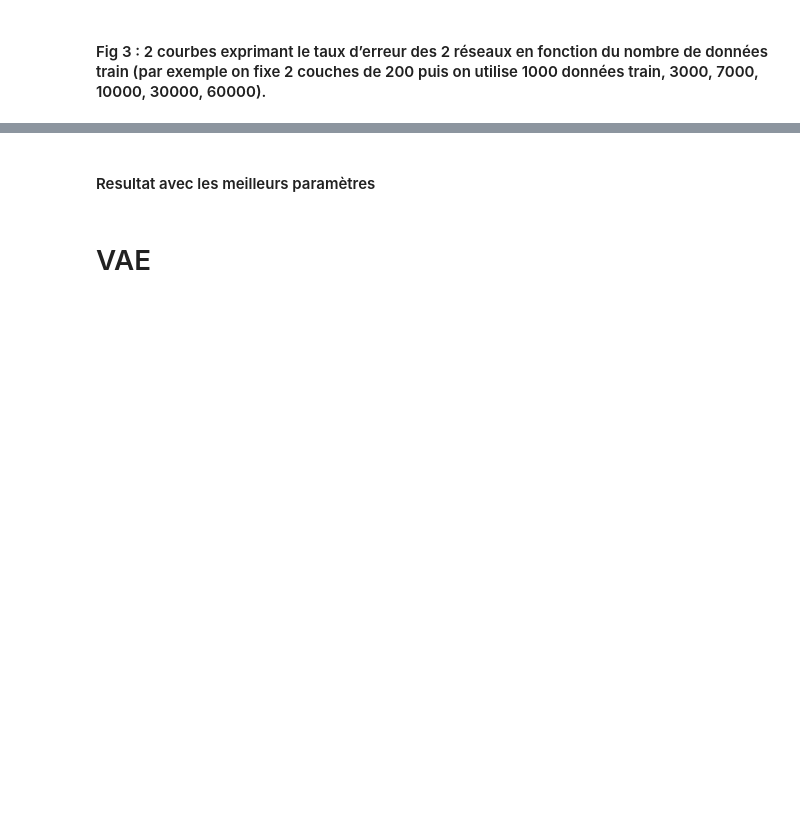
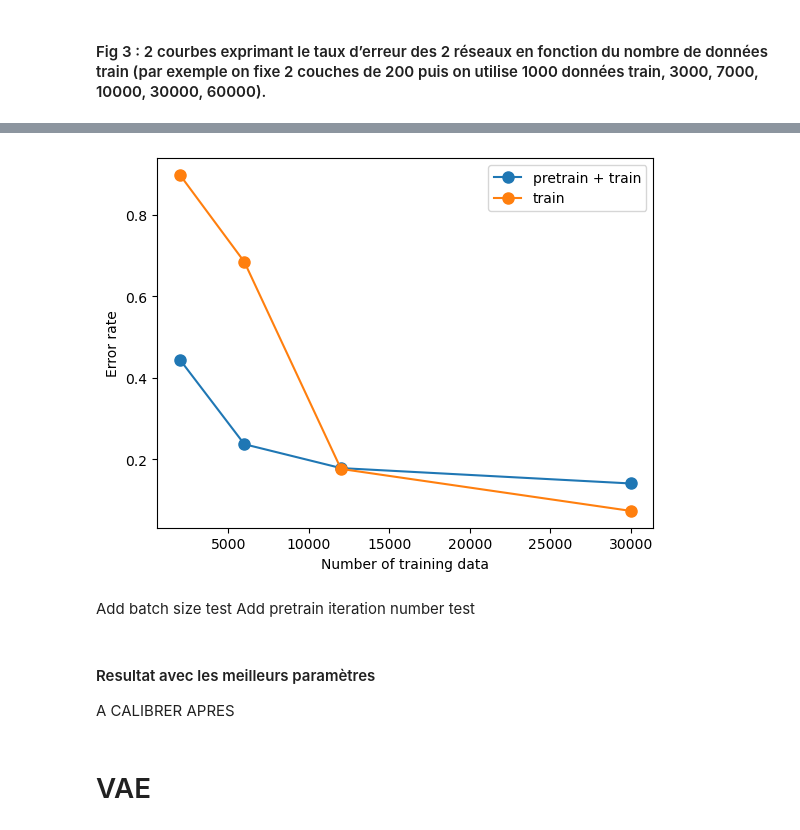
Before and after one commit to AlexiaALLAL/dl2_project, a Jupyter notebook: dl_2_project.ipynb, the cells around one changed output, grey strips where cells are left out. Saved outputs shown, nothing was run; the diff lists cells and outputs as text; code cells hidden in the pictures; blank space fills up the shorter version.

```diff
--- a/dl_2_project.ipynb
+++ b/dl_2_project.ipynb
@@ -936,20 +992,21 @@ plt.savefig("mnist_number_of_neurons.pdf")
 acc_1_ter = []
 acc_2_ter = []
 
-n_layers = [784, 200, 200, 10]
+n_layers = [784] + [2 * n_main] * 2 +  [10]
 
-samples_sizes = [1000, 3000, 7000, 10000, 30000, 60000]
+samples_sizes = [2000, 6000, 12000, 30000]
+# samples_sizes = [1000, 3000, 7000, 10000, 30000, 60000]
 
 for size in samples_sizes:
     print(f"--- {size} samples ---")
-    X_train, X_test, y_train, y_test = lire_mnist(size)
+    X_train_, X_test_, y_train_, y_test_ = lire_mnist(subsample_size=size)
 
-    """--------------Modèle 1 : pré-entraînément + entraînément -------------------"""
+    """-------------- Model 1 : pre-train + train -------------------"""
     ce_model1, score_model1 = DNN_main(
-        X_train,
-        X_test,
-        y_train,
-        y_test,
+        X_train_,
+        X_test_,
+        y_train_,
+        y_test_,
         n_layers=n_layers,
         lr=lr,
         batch_size=batch_size,
@@ -959,12 +1016,12 @@ for size in samples_sizes:
     )
     acc_1_ter.append(score_model1)
 
-    """--------------Modèle 2 : uniquement entrainé par rétropogation -------------------"""
+    """-------------- Model 2 : train only ---------------------------"""
     ce_model2, score_model2 = DNN_main(
-        X_train,
-        X_test,
-        y_train,
-        y_test,
+        X_train_,
+        X_test_,
+        y_train_,
+        y_test_,
         n_layers=n_layers,
         lr=lr,
         batch_size=batch_size,
@@ -976,25 +1072,30 @@ for size in samples_sizes:
 # %%
 plt.plot(
     samples_sizes,
-    acc_1_ter,
+    err_rate(acc_1_ter),
     label="pretrain + train",
-    color="orange",
     marker="o",
     markersize=8,
 )
 plt.plot(
     samples_sizes,
-    acc_2_ter,
+    err_rate(acc_2_ter),
     label="train",
-    color="blue",
     marker="o",
     markersize=8
 )
 
 plt.xlabel("Number of training data")
-plt.ylabel("Accuracy")
+plt.ylabel("Error rate")
 plt.legend()
-plt.savefig("mnist_number_of_training_data.pdf")
+plt.savefig(savepath + "mnist_number_of_training_data.png")
+# %% [output]
+[figure, added]
+# %% [markdown]
+Add batch size test
+Add pretrain iteration number test
 # %% [markdown]
 #### Resultat avec les meilleurs paramètres
+
+A CALIBRER APRES
 # %%
```
Also changed, not shown: parts of 16 cells of this notebook.
